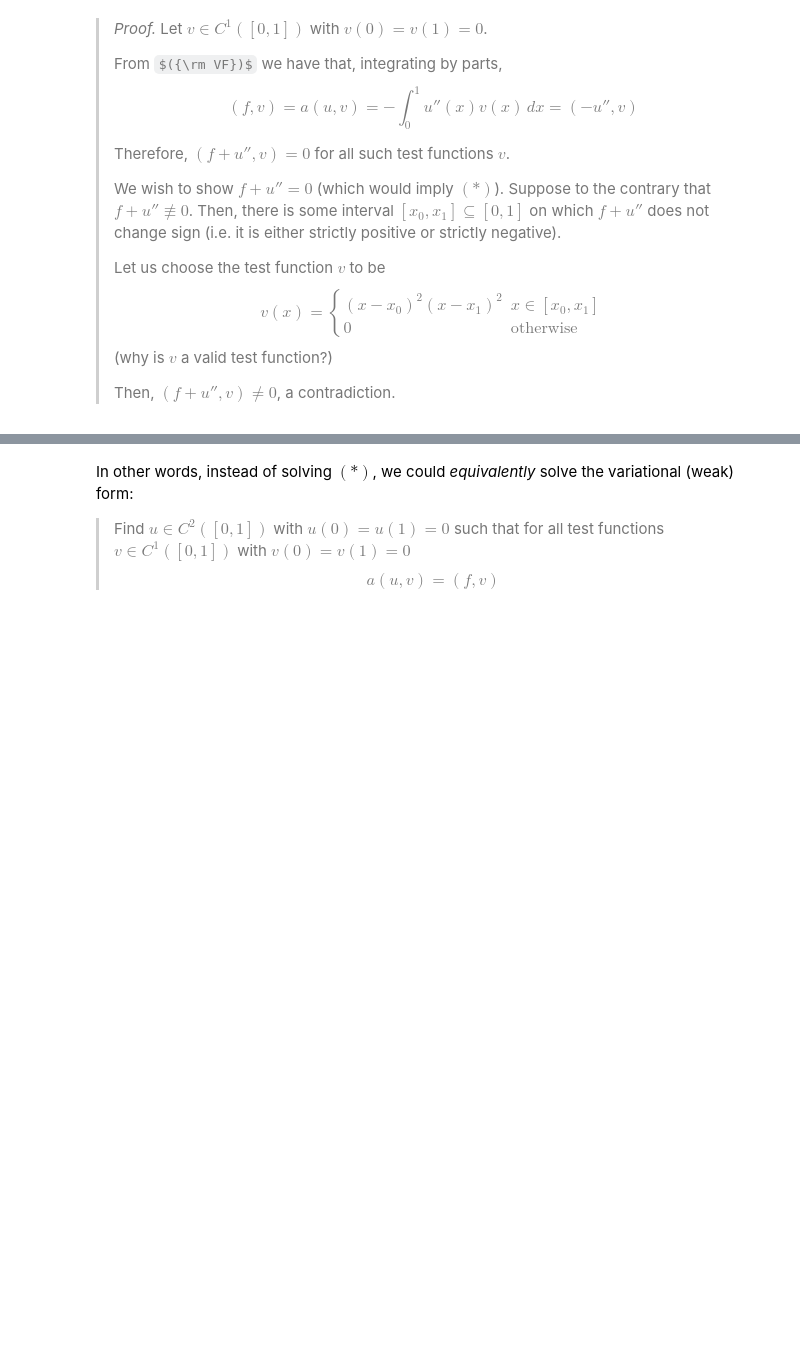
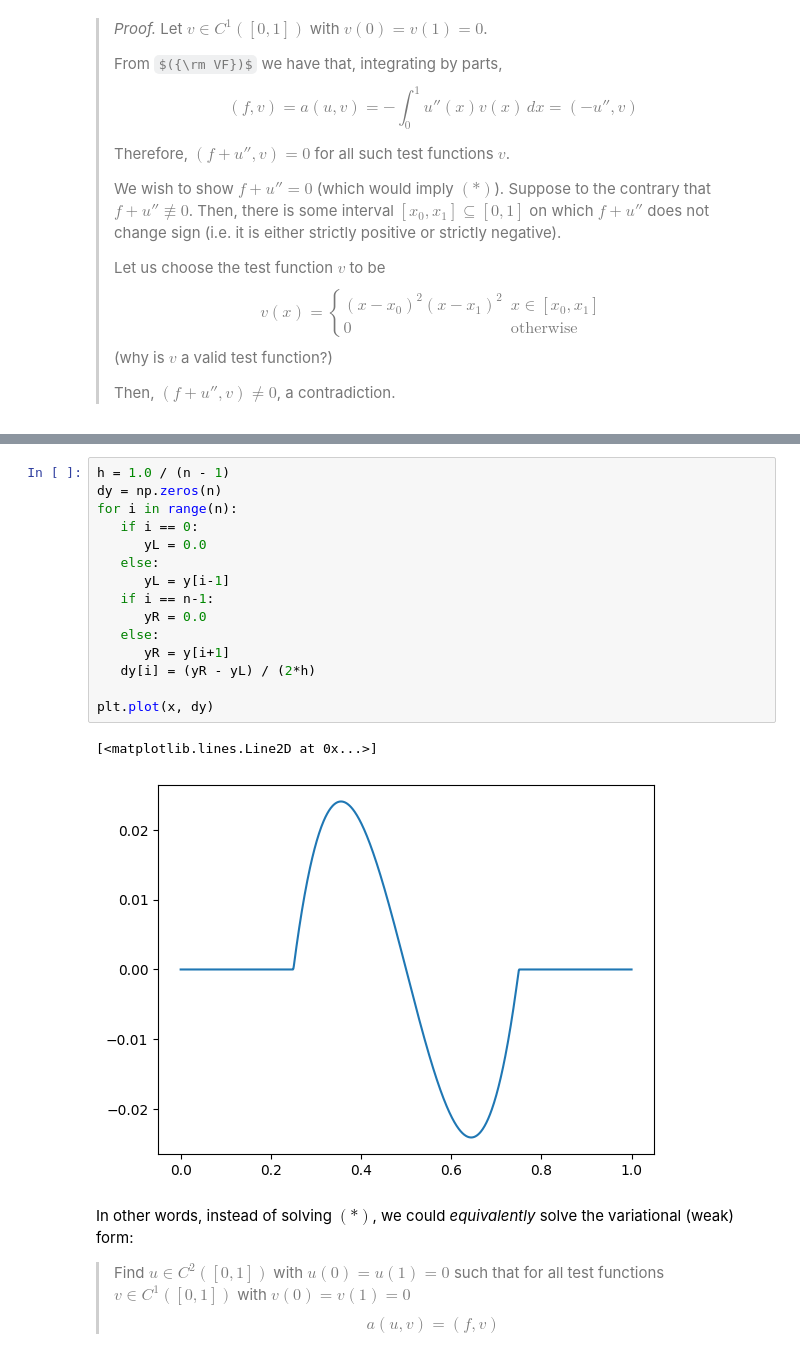
Before and after one commit to pazner/mth-651, a Jupyter notebook: lecture_notebooks/lecture_2.ipynb, the cells around one changed output, grey strips where cells are left out. Drawn from its saved outputs; the diff is of its cells as text; some formulas as TeX source; blank space fills up the shorter version.

```diff
--- a/lecture_notebooks/lecture_2.ipynb
+++ b/lecture_notebooks/lecture_2.ipynb
@@ -88,3 +118,21 @@ Do we know that the variational form is equivalent to our original equation? It
+# %%
+h = 1.0 / (n - 1)
+dy = np.zeros(n)
+for i in range(n):
+   if i == 0:
+      yL = 0.0
+   else:
+      yL = y[i-1]
+   if i == n-1:
+      yR = 0.0
+   else:
+      yR = y[i+1]
+   dy[i] = (yR - yL) / (2*h)
+
+plt.plot(x, dy)
+# %% [output]
+[<matplotlib.lines.Line2D at 0x...>]
+[figure, added]
 # %% [markdown]
 In other words, instead of solving $(*)$, we could _equivalently_ solve the variational (weak) form:
 
```
Also changed, not shown: parts of 5 cells of this notebook.
